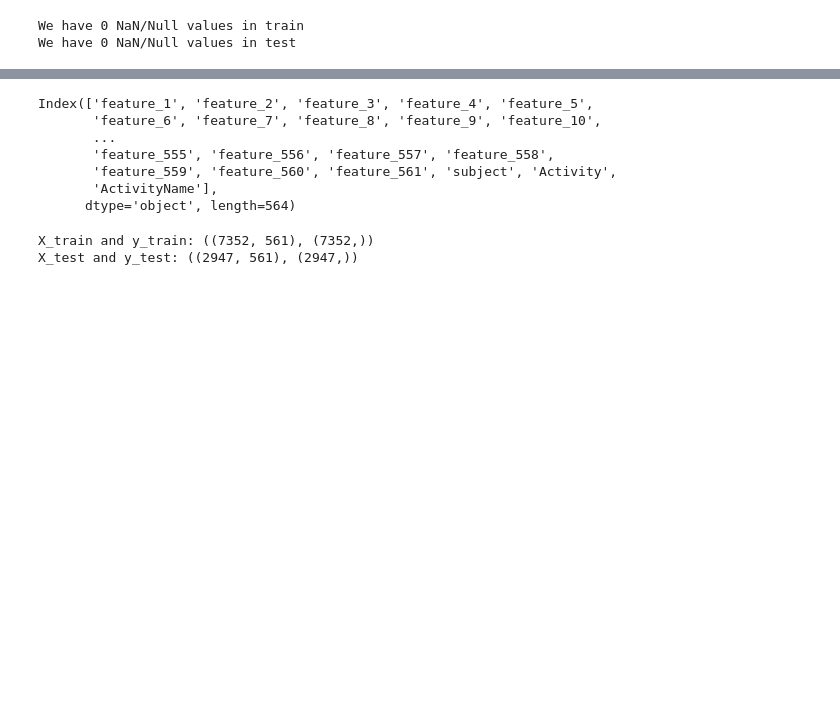
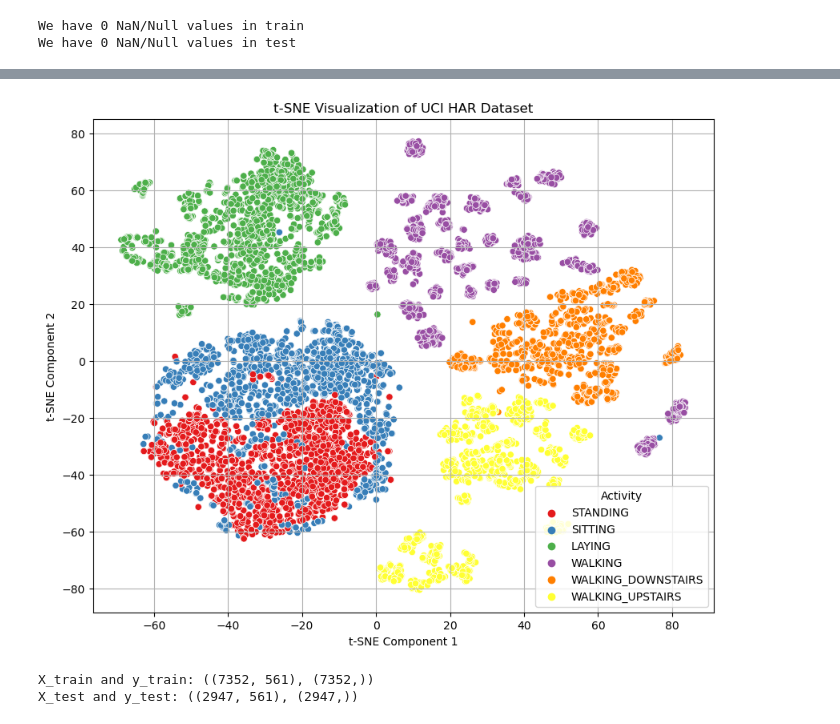
Before and after one commit to ASHIKAMOHAN/DM2, a Jupyter notebook: human+activity+recognition+using+smartphones/22063061.ipynb, the cells around one changed output, grey strips where cells are left out. Saved outputs shown, nothing was run; the diff lists cells and outputs as text; code cells hidden in the pictures; blank space fills up the shorter version.

```diff
--- a/human+activity+recognition+using+smartphones/22063061.ipynb
+++ b/human+activity+recognition+using+smartphones/22063061.ipynb
@@ -321,28 +325,25 @@ We have 0 NaN/Null values in test
+# %%
+# Initialize t-SNE
+tsne = TSNE(n_components=2, random_state=42)
+
+# Fit and transform the data
+X_train_tsne = tsne.fit_transform(X_train)
+
+# Plot the t-SNE visualization
+plt.figure(figsize=(10, 8))
+sns.scatterplot(x=X_train_tsne[:,0], y=X_train_tsne[:,1], hue=y_train, palette='Set1', legend='full')
+plt.title('t-SNE Visualization of UCI HAR Dataset')
+plt.xlabel('t-SNE Component 1')
+plt.ylabel('t-SNE Component 2')
+plt.legend(title='Activity')
+plt.grid(True)
+plt.show()
+# %% [output]
+[figure, added]
 # %%
 #Converting this dataframe to csv file
 train.to_csv('UCI HAR Dataset/train.csv', index=False)
 test.to_csv('UCI HAR Dataset/test.csv', index=False)
-# %%
-#All the feature name with lots of unnecessary singhs: Changing feature names
-columns = train.columns
-
-# Removing '()' from column names
-columns = columns.str.replace('[()]','')
-columns = columns.str.replace('[-]', '')
-columns = columns.str.replace('[,]','')
-
-train.columns = columns
-test.columns = columns
-
-test.columns
-# %% [output]
-Index(['feature_1', 'feature_2', 'feature_3', 'feature_4', 'feature_5',
-       'feature_6', 'feature_7', 'feature_8', 'feature_9', 'feature_10',
-       ...
-       'feature_555', 'feature_556', 'feature_557', 'feature_558',
-       'feature_559', 'feature_560', 'feature_561', 'subject', 'Activity',
-       'ActivityName'],
-      dtype='object', length=564)
 # %%
 # Split train data into features (X_train) and labels (y_train)
 X_train = train.drop(['subject', 'Activity', 'ActivityName'], axis=1)
```
Also changed, not shown: parts of 14 cells of this notebook, 9 other files.
